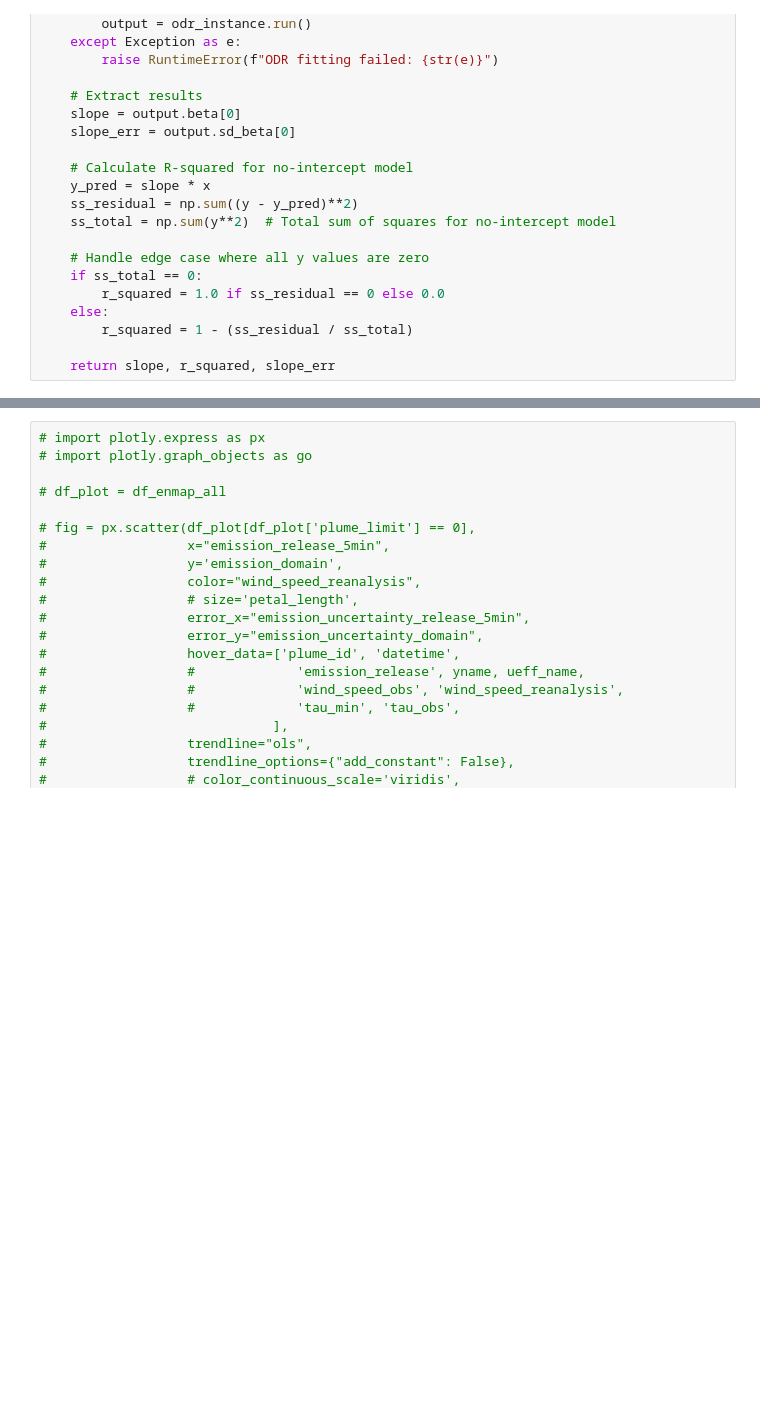
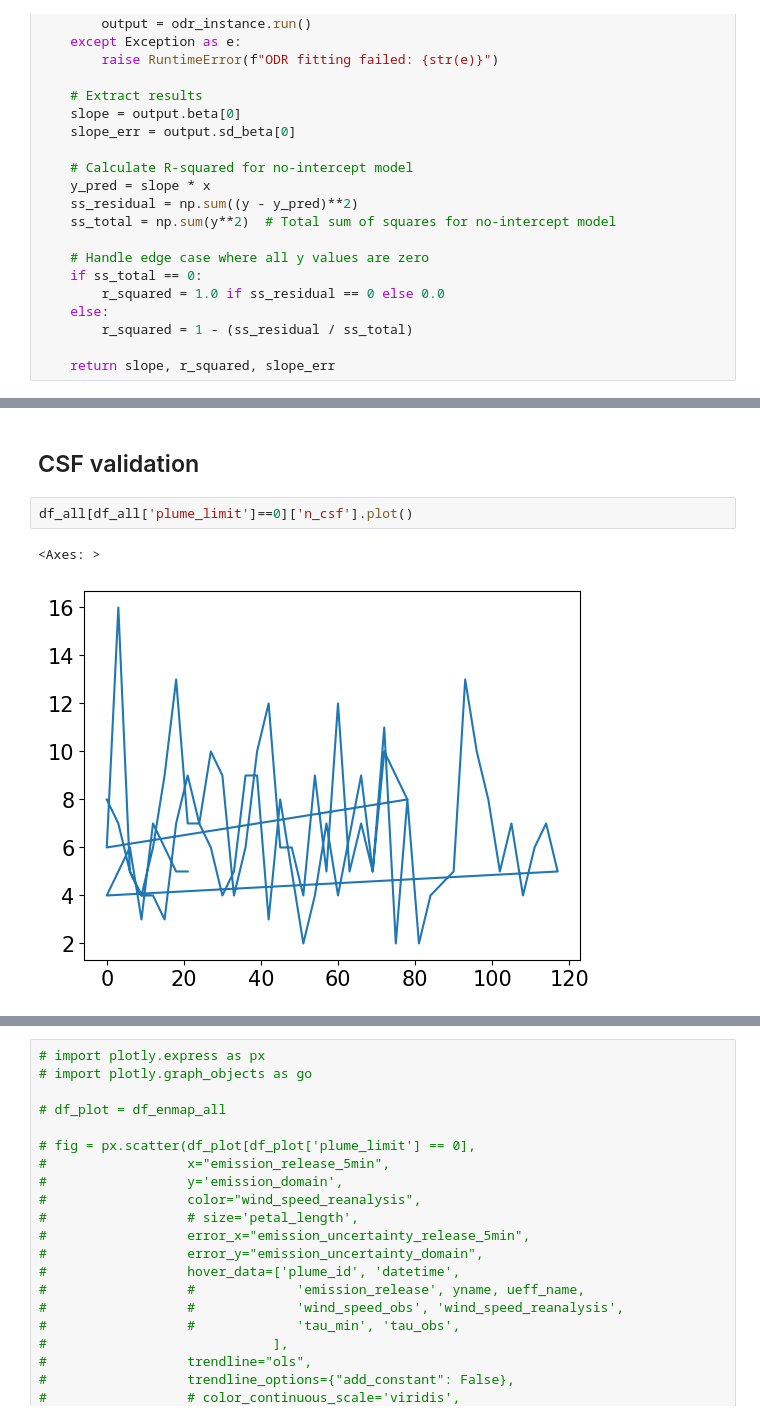
Before and after one commit to zxdawn/HyperGas-GMD, a Jupyter notebook: notebooks/controlled_releases.ipynb, the cells around one changed output, grey strips where cells are left out. Cells and saved outputs as stored; diff of their text form; blank space fills up the shorter version.

```diff
--- a/notebooks/controlled_releases.ipynb
+++ b/notebooks/controlled_releases.ipynb
@@ -345,0 +408,7 @@ fig.savefig('../figures/controlled_release.pdf')
+# %% [markdown]
+## CSF validation
+# %%
+df_all[df_all['plume_limit']==0]['n_csf'].plot()
+# %% [output]
+<Axes: >
+[figure, added]
```
Also changed, not shown: parts of 13 cells of this notebook.
